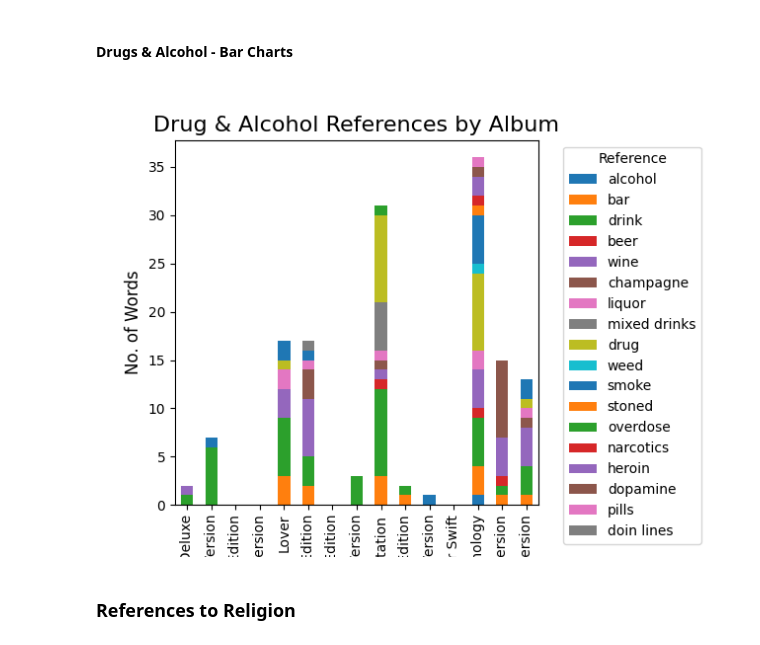
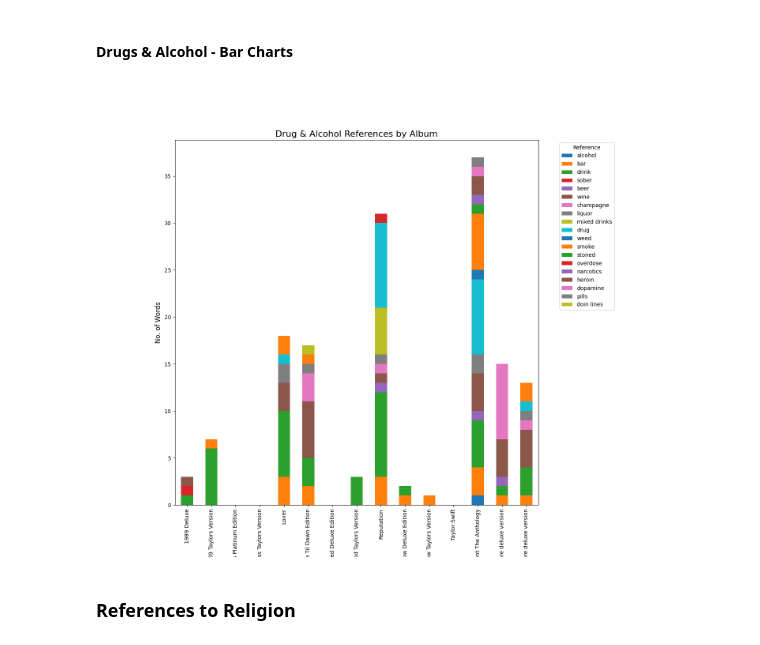
Before and after one commit to jessk816/tswift_lyrics, a Jupyter notebook: p1_lyric_analysis/word_analysis_1.ipynb, the cells around one changed output. Saved outputs shown, nothing was run; the diff lists cells and outputs as text; code cells hidden in the pictures.

```diff
--- a/p1_lyric_analysis/word_analysis_1.ipynb
+++ b/p1_lyric_analysis/word_analysis_1.ipynb
@@ -407,8 +431,8 @@ fig.show()
 df_drugs = df[['Album', 'Song Name', 'Lyrics']].copy()
 
 # create list of drug references
-drug_list = [' alcohol ', ' alcoholic ', ' bar ', ' drink ', ' drinkin ', ' drinking ', ' drunk ', ' beer ', ' beers ',
-            ' wine ', ' rosé ', ' merlot ', ' champagne ', ' dom pérignon ',
+drug_list = [' alcohol ', ' alcoholic ', ' bar ', ' drink ', ' drinkin ', ' drinking ', ' drunk ',
+            ' sober ', ' beer ', ' beers ', ' wine ', ' rosé ', ' merlot ', ' champagne ', ' dom pérignon ',
             ' liquor ', ' whiskey ', ' old fashioned ', ' patrón ', ' island breeze ',
             ' drug ', ' drugs ', ' weed ', ' smoke ', ' smoking ', ' smokin ', ' smoked ', ' stoned ',
             ' overdose ', ' narcotics ', ' heroin ', ' dopamine ', ' pills ', ' doin lines ']
@@ -431,7 +455,7 @@ df_drugs.head(2)
 # %%
 # create new reduced dataframe
 df_drug_reduced = df_drugs[['Album', ' alcohol ', ' alcoholic ', ' bar ', ' drink ', ' drinkin ', ' drinking ',
-                            ' drunk ', ' beer ', ' beers ', ' wine ', ' rosé ', ' merlot ', ' champagne ', ' dom pérignon ',
+                            ' drunk ', ' sober ', ' beer ', ' beers ', ' wine ', ' rosé ', ' merlot ', ' champagne ', ' dom pérignon ',
                             ' liquor ', ' whiskey ', ' old fashioned ', ' patrón ', ' island breeze ',
                             ' drug ', ' drugs ', ' weed ', ' smoke ', ' smoking ', ' smokin ', ' smoked ', ' stoned ',
                             ' overdose ', ' narcotics ', ' heroin ', ' dopamine ', ' pills ', ' doin lines ']].copy()
@@ -440,6 +464,7 @@ df_drug_reduced = df_drugs[['Album', ' alcohol ', ' alcoholic ', ' bar ', ' drin
 df_drug_reduced['alcohol'] = df_drug_reduced[[' alcohol ', ' alcoholic ']].sum(axis=1)
 df_drug_reduced['bar'] = df_drug_reduced[[' bar ']]
 df_drug_reduced['drink'] = df_drug_reduced[[' drink ', ' drinkin ', ' drinking ', ' drunk ']].sum(axis=1)
+df_drug_reduced['sober'] = df_drug_reduced[[' sober ']]
 df_drug_reduced['beer'] = df_drug_reduced[[' beer ', ' beers ']].sum(axis=1)
 df_drug_reduced['wine'] = df_drug_reduced[[' wine ', ' rosé ', ' merlot ']].sum(axis=1)
 df_drug_reduced['champagne'] = df_drug_reduced[[' champagne ', ' dom pérignon ']].sum(axis=1)
@@ -458,7 +483,7 @@ df_drug_reduced['doin lines'] = df_drug_reduced[[' doin lines ']]
 
 # drop now-unnecessary columns
 df_drug_reduced = df_drug_reduced.drop([' alcohol ', ' alcoholic ', ' bar ', ' drink ', ' drinkin ', ' drinking ', ' drunk ',
-                                        ' beer ', ' beers ', ' wine ', ' rosé ', ' merlot ', ' champagne ', ' dom pérignon ',
+                                        ' sober ', ' beer ', ' beers ', ' wine ', ' rosé ', ' merlot ', ' champagne ', ' dom pérignon ',
                                         ' liquor ', ' whiskey ', ' old fashioned ', ' patrón ', ' island breeze ',
                                         ' drug ', ' drugs ', ' weed ', ' smoke ', ' smoking ', ' smokin ', ' smoked ', ' stoned ',
                                         ' overdose ', ' narcotics ', ' heroin ', ' dopamine ', ' pills ', ' doin lines '
@@ -478,21 +503,21 @@ df_drug_reduced.head(2)
 # %%
 # number of drug references by album color-coded by word
 
 # define data
-plotdata = df_drug_reduced[['alcohol', 'bar', 'drink', 'beer', 'wine', 'champagne', 'liquor', 'mixed drinks', 'drug', 'weed',
+plotdata = df_drug_reduced[['alcohol', 'bar', 'drink', 'sober', 'beer', 'wine', 'champagne', 'liquor', 'mixed drinks', 'drug', 'weed',
                             'smoke', 'stoned', 'overdose', 'narcotics', 'heroin', 'dopamine', 'pills', 'doin lines']]
 
 # plot stacked bar chart
-plotdata.plot(kind='bar', stacked=True)
+plotdata.plot(kind='bar', stacked=True, figsize=(16, 12))
 plt.legend(bbox_to_anchor=(1.05, 1), loc='upper left', ncol=1, title='Reference')
 plt.subplots_adjust(right=0.7)
 plt.title('Drug & Alcohol References by Album', fontsize=16)
 plt.xlabel('Album', fontsize=12)
 plt.ylabel('No. of Words', fontsize=12)
 
 plt.show()
 # %% [output]
-[figure, old version]
+[figure, new version]
 # %%
 # interactive bar chart showing drug and alcohol references
 
```
Also changed, not shown: parts of 20 cells of this notebook, 12 other files.
